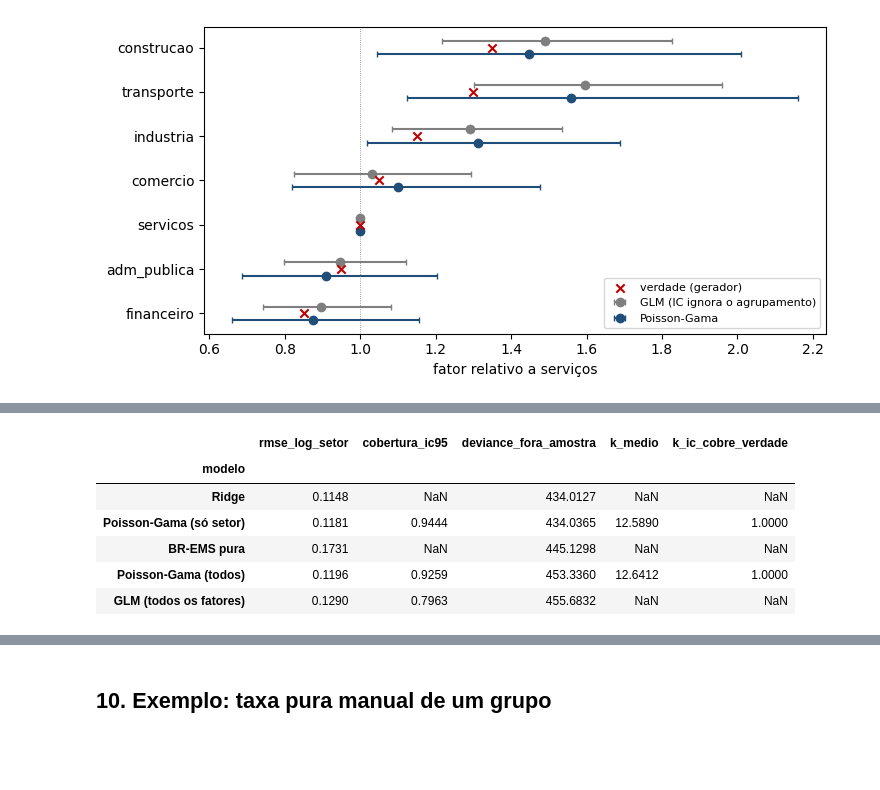
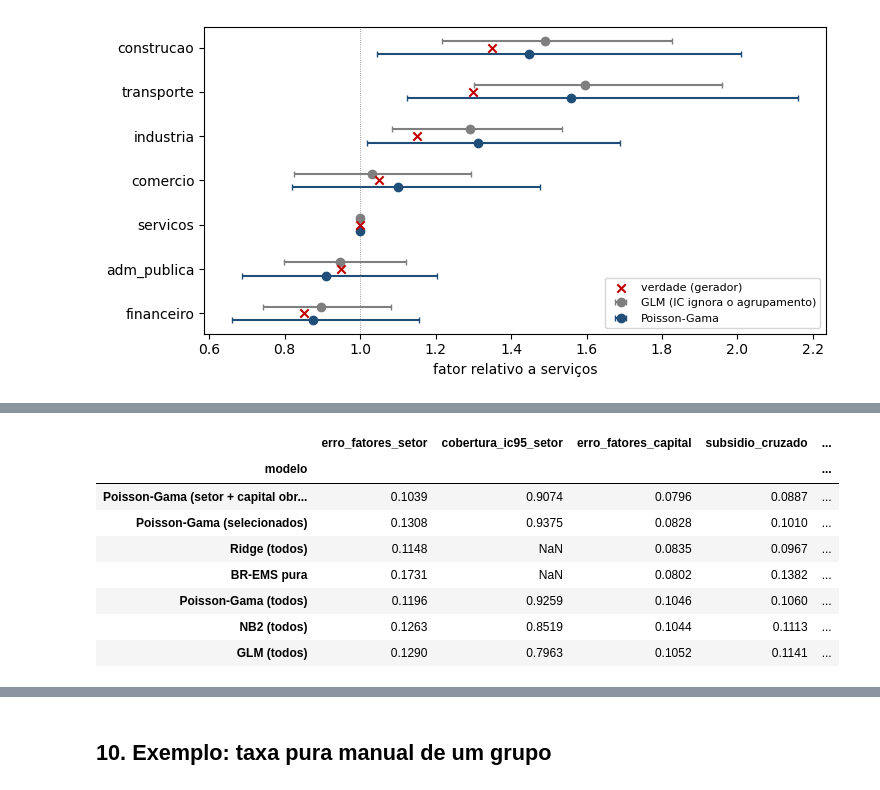
Before and after one commit to arthurpmotta02/vida-grupo-pricing, a Jupyter notebook: notebooks/02_taxa_manual.ipynb, the cells around one changed output, grey strips where cells are left out. Saved outputs shown, nothing was run; the diff lists cells and outputs as text; code cells hidden in the pictures; blank space fills up the shorter version.

```diff
--- a/notebooks/02_taxa_manual.ipynb
+++ b/notebooks/02_taxa_manual.ipynb
@@ -280,15 +370,19 @@ de uso da taxa manual: cotar um grupo que o modelo nunca viu).
 # %%
 est = pd.read_csv(RAIZ / "resultados/estudo_simulacao_manual.csv")
-res_est = est.groupby("modelo").agg(rmse_log_setor=("rmse_log_setor", "mean"),
-                                    cobertura_ic95=("cobertura_ic95_setor", "mean"),
-                                    deviance_fora_amostra=("deviance_fora_amostra", "mean"),
-                                    k_medio=("k", "mean"), k_ic_cobre_verdade=("k_ic_cobre_verdade", "mean"))
-res_est.sort_values("deviance_fora_amostra")
+res_est = est.groupby("modelo").agg(erro_fatores_setor=("rmse_log_setor", "mean"),
+                                    cobertura_ic95_setor=("cobertura_ic95_setor", "mean"),
+                                    erro_fatores_capital=("rmse_log_capital", "mean"),
+                                    subsidio_cruzado=("subsidio_cruzado", "mean"),
+                                    deviance_grupos_novos=("deviance_fora_amostra", "mean"),
+                                    k_medio=("k", "mean"))
+res_est.sort_values("deviance_grupos_novos")
 # %% [output]
-|  | rmse_log_setor | cobertura_ic95 | deviance_fora_amostra | k_medio | k_ic_cobre_verdade |
-| modelo |  |  |  |  |  |
-| Ridge | 0.1148 | NaN | 434.0127 | NaN | NaN |
-| Poisson-Gama (só setor) | 0.1181 | 0.9444 | 434.0365 | 12.5890 | 1.0000 |
-| BR-EMS pura | 0.1731 | NaN | 445.1298 | NaN | NaN |
-| Poisson-Gama (todos) | 0.1196 | 0.9259 | 453.3360 | 12.6412 | 1.0000 |
-| GLM (todos os fatores) | 0.1290 | 0.7963 | 455.6832 | NaN | NaN |
+|  | erro_fatores_setor | cobertura_ic95_setor | erro_fatores_capital | subsidio_cruzado | ... |
+| modelo |  |  |  |  | ... |
+| Poisson-Gama (setor + capital obr... | 0.1039 | 0.9074 | 0.0796 | 0.0887 | ... |
+| Poisson-Gama (selecionados) | 0.1308 | 0.9375 | 0.0828 | 0.1010 | ... |
+| Ridge (todos) | 0.1148 | NaN | 0.0835 | 0.0967 | ... |
+| BR-EMS pura | 0.1731 | NaN | 0.0802 | 0.1382 | ... |
+| Poisson-Gama (todos) | 0.1196 | 0.9259 | 0.1046 | 0.1060 | ... |
+| NB2 (todos) | 0.1263 | 0.8519 | 0.1044 | 0.1113 | ... |
+| GLM (todos) | 0.1290 | 0.7963 | 0.1052 | 0.1141 | ... |
```
Also changed, not shown: parts of 34 cells of this notebook, 15 other files.
